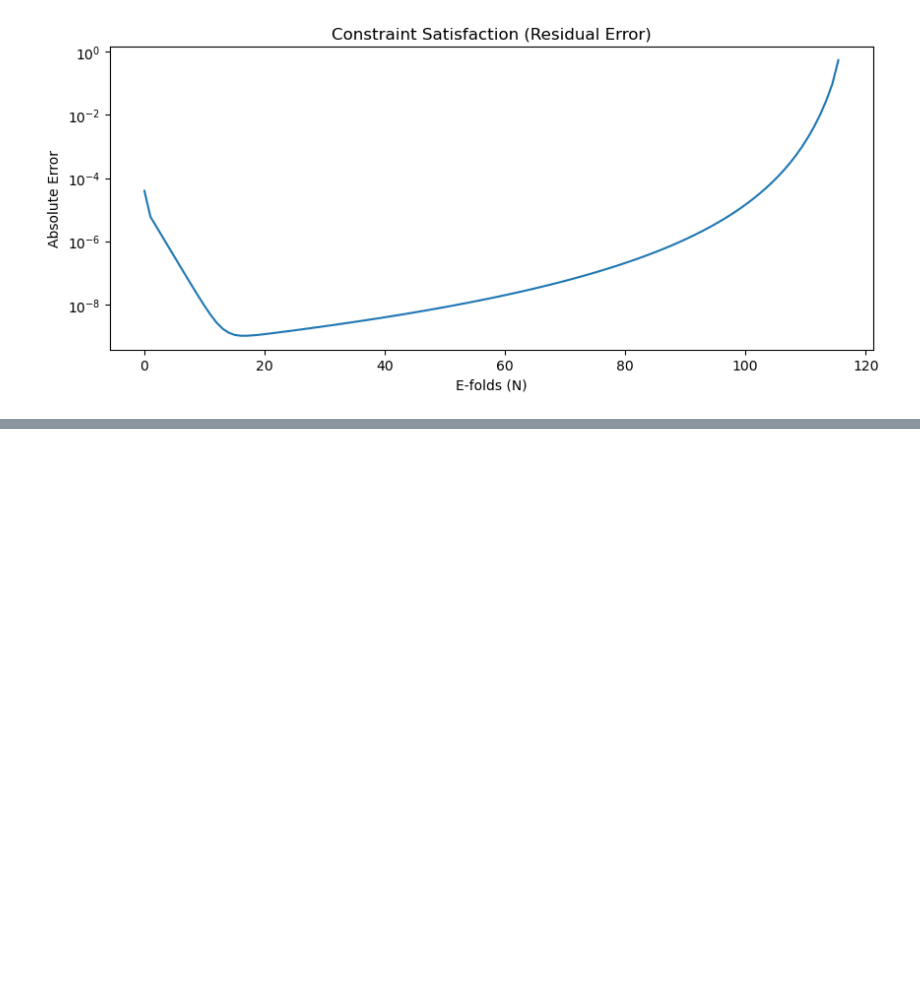
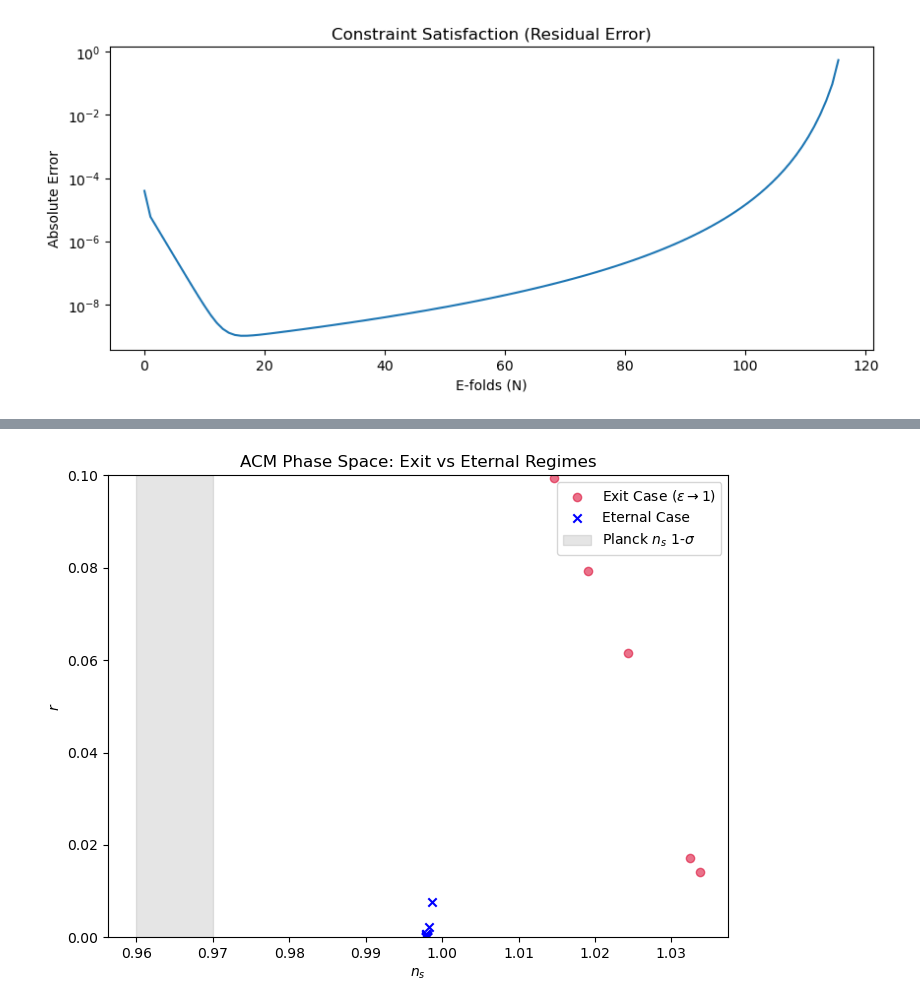
Before and after one commit to Vineshree/HSR, a Jupyter notebook: notebooks/ACM_method.ipynb, the cells around one changed output, grey strips where cells are left out. Drawn from its saved outputs; the diff is of its cells as text; code cells hidden in the pictures; blank space fills up the shorter version.

Commit message:
Added functions to dynamics.py for exit and eternal inflationary scenarios

```diff
--- a/notebooks/ACM_method.ipynb
+++ b/notebooks/ACM_method.ipynb
@@ -207,0 +204,49 @@ plt.show()
+# %%
+import sys
+import os
+import numpy as np
+import matplotlib.pyplot as plt
+
+
+# Adds the parent directory to the python path
+sys.path.append(os.path.abspath('../'))
+
+from src.physics.dynamics import HSRSolver
+from src.physics.simulation import MonteCarloRunner
+
+
+# Setup
+solver = HSRSolver()
+runner = MonteCarloRunner(solver)
+
+# Run Simulation
+results = runner.run_batch_acm(n_sims=10000, n_obs=60)
+
+ns_exit, r_exit = [], []
+ns_eternal, r_eternal = [], []
+
+for _ in range(50):
+    # Random initial conditions
+    y0 = [np.random.uniform(1e-6, 1e-2), np.random.uniform(-0.1, 0.1), 0.0]
+    ns, r, status = solver.run_stability_check(y0, n_max=1000)
+
+    if ns is not None:
+        if status == "Exit":
+            ns_exit.append(ns); r_exit.append(r)
+        else:
+            ns_eternal.append(ns); r_eternal.append(r)
+
+# Plotting
+plt.figure(figsize=(8, 6))
+plt.scatter(ns_exit, r_exit, color='crimson', alpha=0.6, label=r'Exit Case ($\epsilon \to 1$)')
+plt.scatter(ns_eternal, r_eternal, color='blue', marker='x', label='Eternal Case')
+
+# Add Planck 2018 / BICEP constraints (approximate)
+plt.axvspan(0.96, 0.97, color='gray', alpha=0.2, label=r'Planck $n_s$ 1-$\sigma$')
+plt.ylim(0, 0.1)
+plt.xlabel('$n_s$'); plt.ylabel('$r$')
+plt.title('ACM Phase Space: Exit vs Eternal Regimes')
+plt.legend()
+plt.show()
+# %% [output]
+[figure, added]
```
Also changed, not shown: parts of 4 cells of this notebook, 5 other files.
